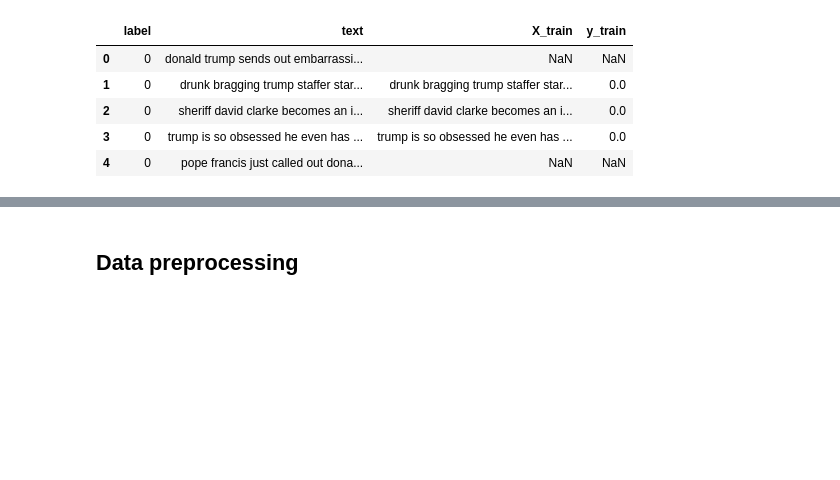
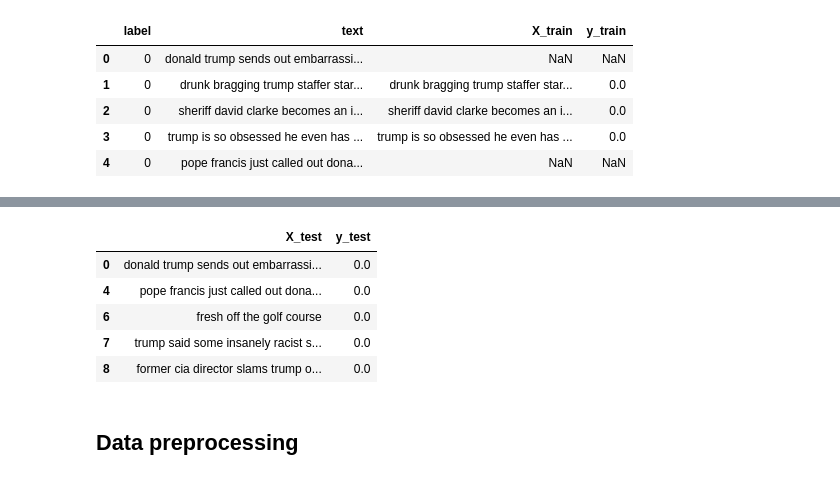
Before and after one commit to AnkitaSK/Proj2_Text_Classification, a Jupyter notebook: main.ipynb, the cells around one changed output, grey strips where cells are left out. Saved outputs shown, nothing was run; the diff lists cells and outputs as text; code cells hidden in the pictures; blank space fills up the shorter version.

```diff
--- a/main.ipynb
+++ b/main.ipynb
@@ -39,3 +81,14 @@ df.head()
+# %%
+test_df = test_df.dropna(subset=['X_test', 'y_test'])
+# %%
+test_df.head()
+# %% [output]
+|  | X_test | y_test |
+| 0 | donald trump sends out embarrassi... | 0.0 |
+| 4 | pope francis just called out dona... | 0.0 |
+| 6 | fresh off the golf course | 0.0 |
+| 7 | trump said some insanely racist s... | 0.0 |
+| 8 | former cia director slams trump o... | 0.0 |
 # %% [markdown]
 ## Data preprocessing
 # %%
```
Also changed, not shown: parts of 20 cells of this notebook.
